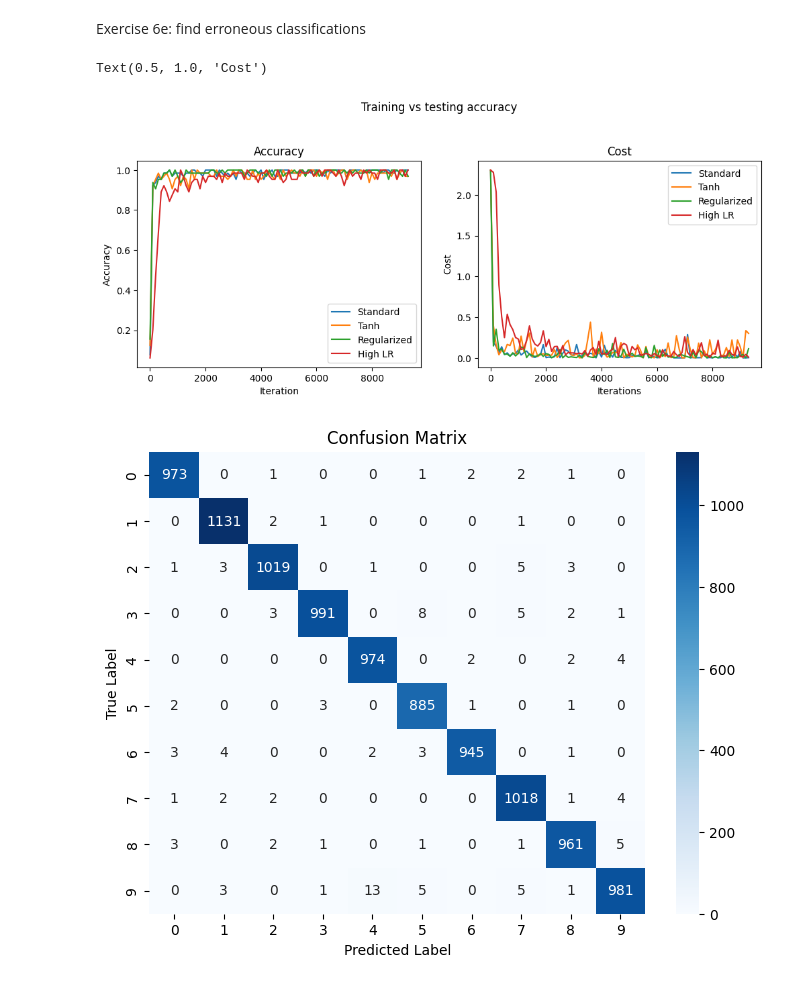
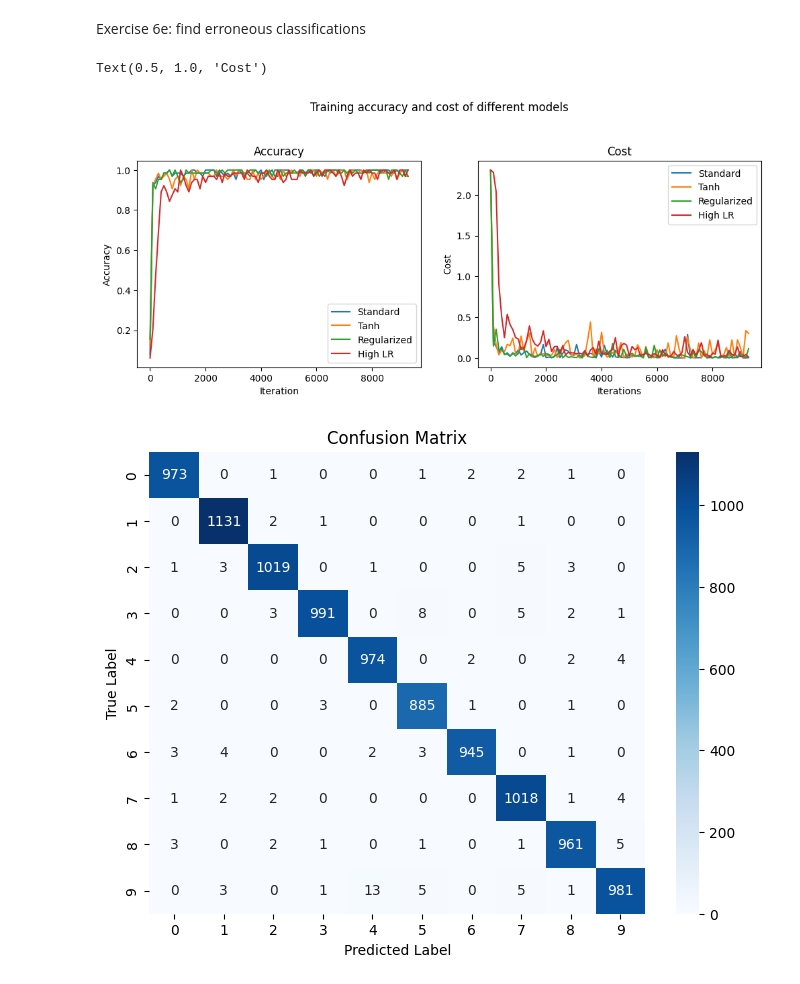
Before and after one commit to muggukejsarn/y4p1, a Jupyter notebook: p3/deeplearning/assignment2/ha2.ipynb, the cells around one changed output. Cells and saved outputs as stored; diff of their text form; code cells hidden in the pictures.

```diff
--- a/p3/deeplearning/assignment2/ha2.ipynb
+++ b/p3/deeplearning/assignment2/ha2.ipynb
@@ -707,28 +666,28 @@ Exercise 6e: find erroneous classifications
 # %%
 models = [net1, net2, net3, net4]
 
 fig, axs = plt.subplots(1, 2, figsize=(12, 4))
 # sub = f'| Batch size: {batch_size} | Learning rate: {alpha} | Training time: {round(float(e[-2]), 3)} seconds.'
 # fig.text(0.5, 0.99, sub, ha='center', fontsize=10)
 
 # Standard learning rate for SGD, although I didn't declare it anywhere
-fig.suptitle("Training vs testing accuracy", y=1.1)
+fig.suptitle("Training accuracy and cost of different models", y=1.1)
 names = ["Standard", "Tanh", "Regularized", "High LR"]
 for i, m in enumerate(models):
     axs[0].plot(m[0][::100], m[3][::100], label=names[i])
     axs[1].plot(m[0][::100], m[2][::100], label=names[i])
 axs[0].legend()
 axs[0].set_xlabel("Iteration")
 axs[0].set_ylabel("Accuracy")
 axs[0].set_title("Accuracy")
 
 axs[1].legend()
 axs[1].set_xlabel("Iterations")
 axs[1].set_ylabel("Cost")
 axs[1].set_title("Cost")
 # %% [output]
 Text(0.5, 1.0, 'Cost')
-[figure, old version]
+[figure, new version]
 # %%
 # Confusion
 plot_confusion(regularized_adam_cnn, test_dataset_cnn)
```
Also changed, not shown: parts of 10 cells of this notebook.
